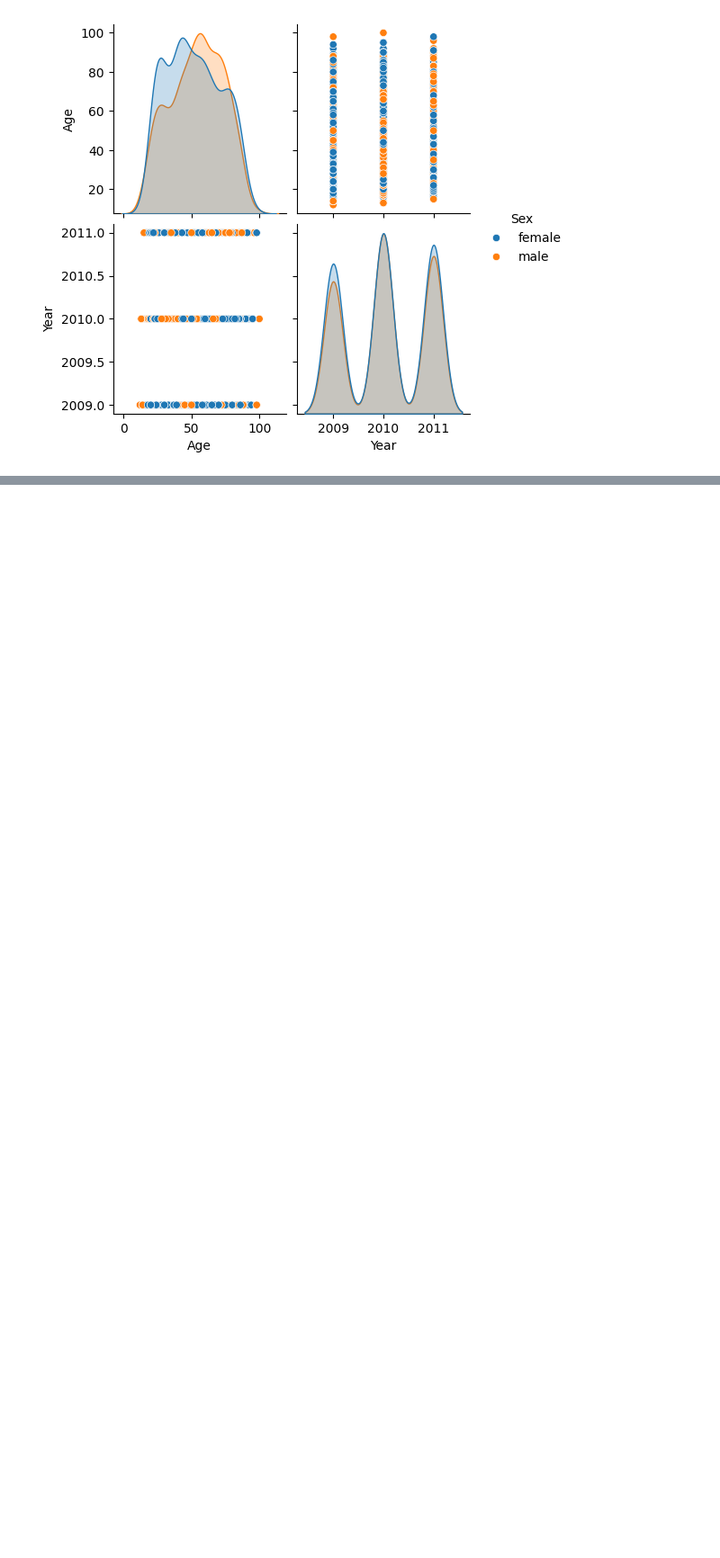
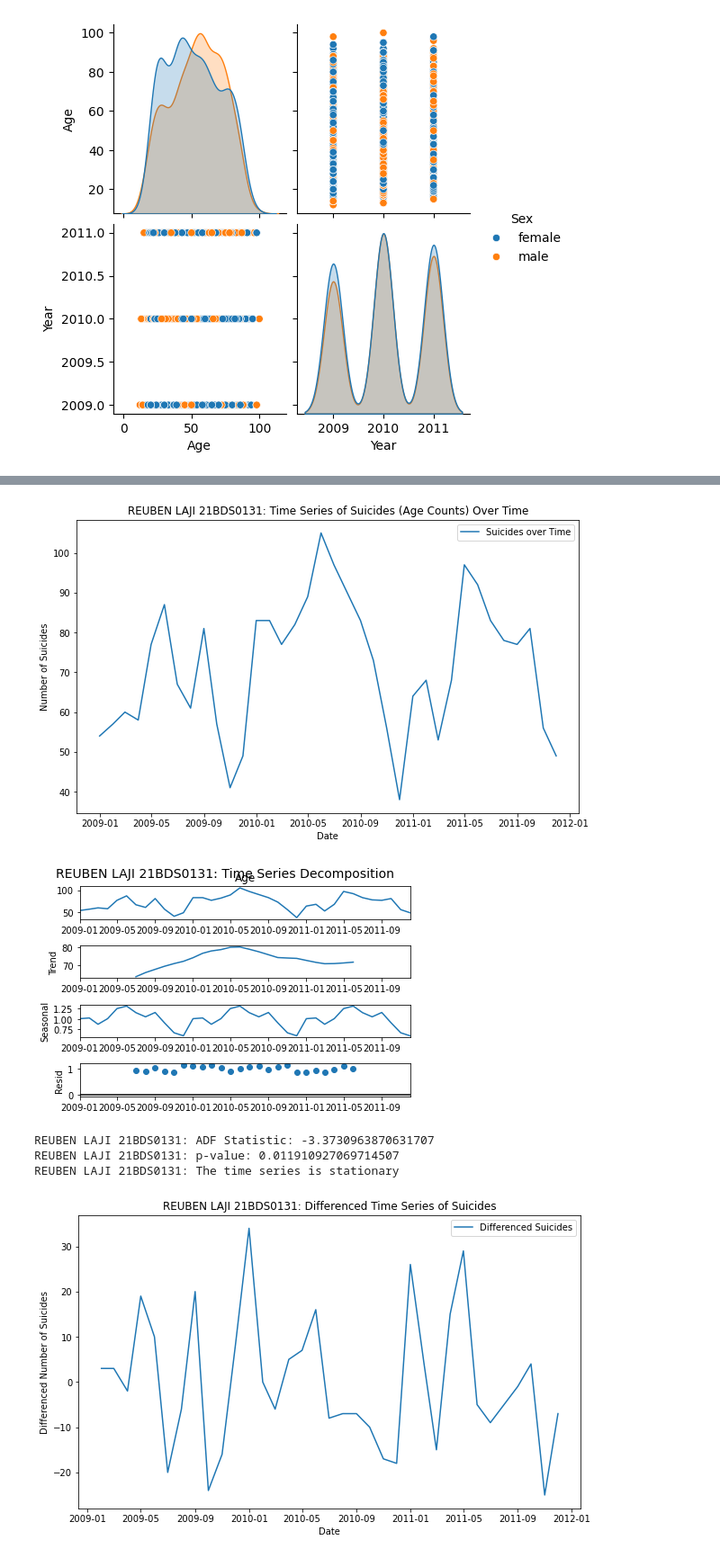
Before and after one commit to Reubenlaji/EDATHEORY, a Jupyter notebook: 21BDS0131.ipynb, the cells around one changed output, grey strips where cells are left out. Shown at 90% size. Drawn from its saved outputs; the diff is of its cells as text; code cells hidden in the pictures; blank space fills up the shorter version.

```diff
--- a/21BDS0131.ipynb
+++ b/21BDS0131.ipynb
@@ -78,0 +79,79 @@ plt.show()
+# %%
+import pandas as pd
+import matplotlib.pyplot as plt
+import seaborn as sns
+from statsmodels.tsa.seasonal import seasonal_decompose
+from statsmodels.tsa.stattools import adfuller
+from statsmodels.tsa.arima.model import ARIMA
+import numpy as np
+
+# Convert 'Year' and 'Month' into a datetime object
+data['Date'] = pd.to_datetime(data[['Year', 'Month']].assign(DAY=1))
+
+# Group by the 'Date' and count the number of suicides or any numeric variable for the analysis
+# Here, we'll use the 'Age' variable as an example, but you can choose others.
+data_grouped = data.groupby('Date').agg({'Age': 'count'}).reset_index()
+
+# Set the 'Date' column as the index
+data_grouped.set_index('Date', inplace=True)
+
+# Visualize the data
+plt.figure(figsize=(10,6))
+plt.plot(data_grouped.index, data_grouped['Age'], label='Suicides over Time')
+plt.title("REUBEN LAJI 21BDS0131: Time Series of Suicides (Age Counts) Over Time")
+plt.xlabel("Date")
+plt.ylabel("Number of Suicides")
+plt.legend()
+plt.show()
+
+# Decompose the time series to see trend, seasonal, and residual components
+result = seasonal_decompose(data_grouped['Age'], model='multiplicative', period=12)
+result.plot()
+plt.suptitle("REUBEN LAJI 21BDS0131: Time Series Decomposition", fontsize=14)
+plt.show()
+
+# Perform Augmented Dickey-Fuller test to check for stationarity
+adf_test = adfuller(data_grouped['Age'])
+print("REUBEN LAJI 21BDS0131: ADF Statistic:", adf_test[0])
+print("REUBEN LAJI 21BDS0131: p-value:", adf_test[1])
+if adf_test[1] <= 0.05:
+    print("REUBEN LAJI 21BDS0131: The time series is stationary")
+else:
+    print("REUBEN LAJI 21BDS0131: The time series is not stationary")
+
+# If the series is not stationary, difference the data
+data_grouped['Age_diff'] = data_grouped['Age'].diff().dropna()
+
+# Visualize the differenced data
+plt.figure(figsize=(10,6))
+plt.plot(data_grouped.index[1:], data_grouped['Age_diff'][1:], label='Differenced Suicides')
+plt.title("REUBEN LAJI 21BDS0131: Differenced Time Series of Suicides")
+plt.xlabel("Date")
+plt.ylabel("Differenced Number of Suicides")
+plt.legend()
+plt.show()
+
+# Fit ARIMA model (Auto ARIMA can be used for automatic hyperparameter tuning)
+model = ARIMA(data_grouped['Age'], order=(1, 1, 1))  # Here, p=1, d=1, q=1
+model_fit = model.fit()
+
+# Forecast the next 12 months (1 year)
+forecast = model_fit.forecast(steps=12)
+forecast_dates = pd.date_range(start=data_grouped.index[-1], periods=13, freq='M')[1:]
+
+# Plot the forecasted values
+plt.figure(figsize=(10,6))
+plt.plot(data_grouped.index, data_grouped['Age'], label='Historical Data')
+plt.plot(forecast_dates, forecast, label='Forecasted Data', color='red')
+plt.title("REUBEN LAJI 21BDS0131: Forecast of Suicides (Next 12 Months)")
+plt.xlabel("Date")
+plt.ylabel("Number of Suicides")
+plt.legend()
+plt.show()
+# %% [output]
+[figure, added]
+[figure, added]
+REUBEN LAJI 21BDS0131: ADF Statistic: -3.3730963870631707
+REUBEN LAJI 21BDS0131: p-value: 0.011910927069714507
+REUBEN LAJI 21BDS0131: The time series is stationary
+[figure, added]
```
Also changed, not shown: parts of 3 cells of this notebook.
